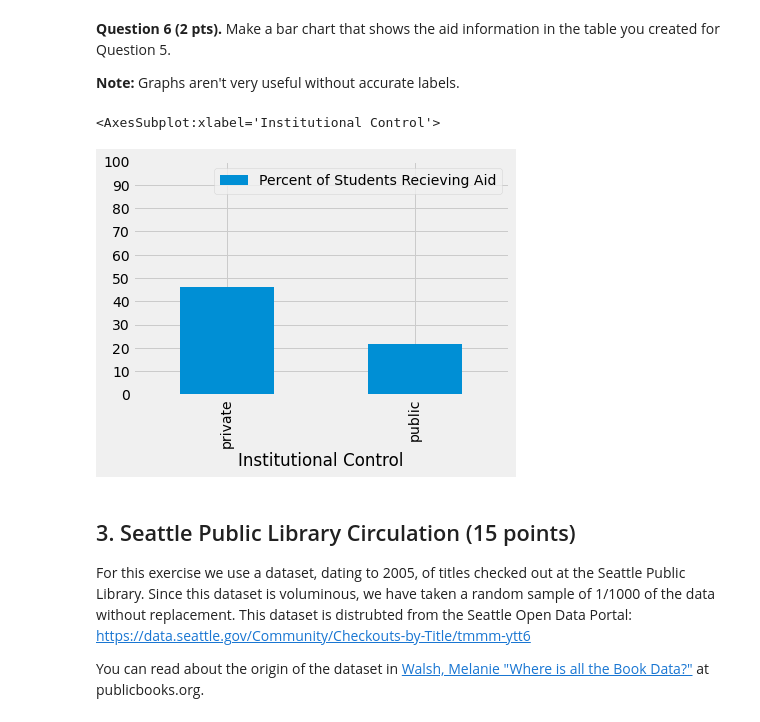
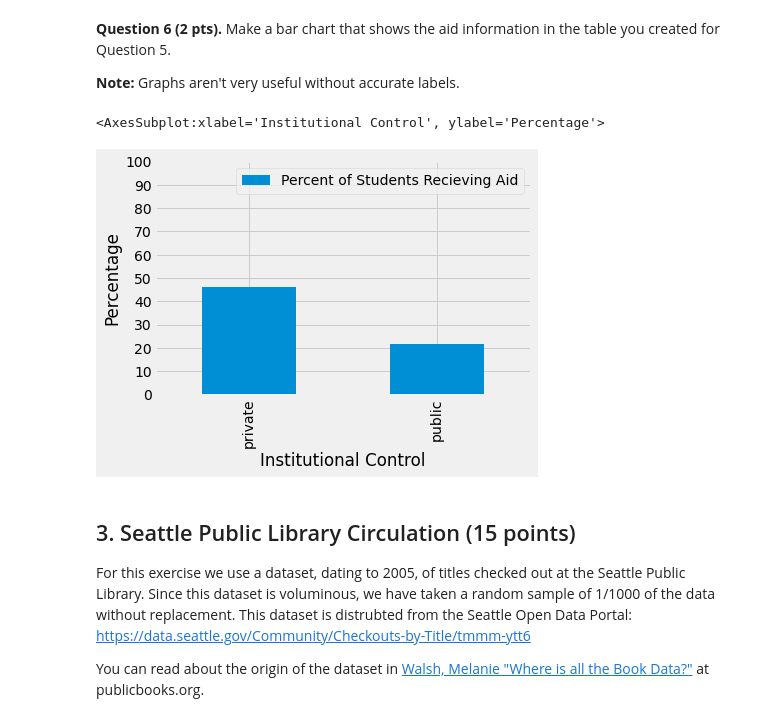
Before and after one commit to AAWorks/ds-1, a Jupyter notebook: hw3/homework03_Autumn23.ipynb, the cells around one changed output. Cells and saved outputs as stored; diff of their text form; code cells hidden in the pictures.

```diff
--- a/hw3/homework03_Autumn23.ipynb
+++ b/hw3/homework03_Autumn23.ipynb
@@ -246,10 +248,10 @@ aid_prop_df
 # %%
 # the bar chart
 aid_prop_df_g = aid_prop_df.set_index('Institutional Control')
-aid_prop_df_g.plot(kind='bar', yticks=range(0, 101, 10))
+aid_prop_df_g.plot(kind='bar', yticks=range(0, 101, 10), ylabel="Percentage")
 # %% [output]
-<AxesSubplot:xlabel='Institutional Control'>
+<AxesSubplot:xlabel='Institutional Control', ylabel='Percentage'>
-[figure, old version]
+[figure, new version]
 # %% [markdown]
 ## 3. Seattle Public Library Circulation (15 points)
 For this exercise we use a dataset, dating to 2005, of titles checked out at the Seattle Public Library. Since this dataset is voluminous, we have taken a random sample of 1/1000 of the data without replacement.   This dataset is distrubted from the Seattle Open Data Portal:
```
Also changed, not shown: parts of 6 cells of this notebook, 1 other file.
